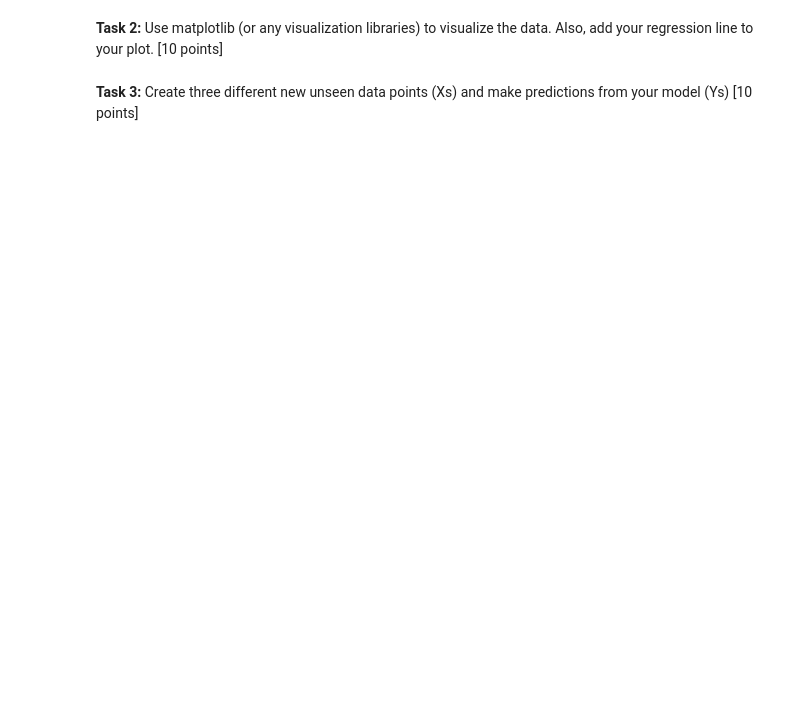
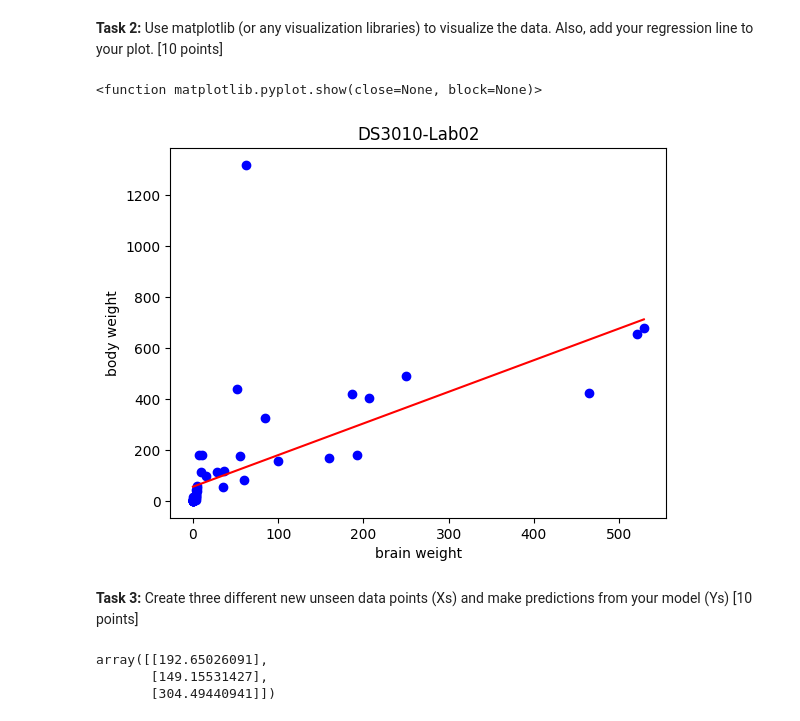
Before and after one commit to hedgreneric/DS3010-Labs, a Jupyter notebook: LAB02-SimpleLinearRegression-1-1.ipynb, the cells around one changed output. Drawn from its saved outputs; the diff is of its cells as text; code cells hidden in the pictures; blank space fills up the shorter version.

```diff
--- a/LAB02-SimpleLinearRegression-1-1.ipynb
+++ b/LAB02-SimpleLinearRegression-1-1.ipynb
@@ -28,4 +48,27 @@ model.fit(x.values, y.values)
 # %% [markdown]
 **Task 2:** Use matplotlib (or any visualization libraries) to visualize the data. Also, add your regression line to your plot. \[10 points\]
+# %%
+x_plot = np.linspace(x.min().min(), x.max().max(), 100).reshape(-1,1)
+y_plot = model.predict(x_plot)
+
+plt.scatter(x, y, color='blue')
+plt.plot(x_plot, y_plot, color='red')
+
+plt.title('DS3010-Lab02')
+plt.xlabel('brain weight')
+plt.ylabel('body weight')
+
+plt.show
+# %% [output]
+<function matplotlib.pyplot.show(close=None, block=None)>
+[figure, added]
 # %% [markdown]
 **Task 3:** Create three different new unseen data points (Xs) and make predictions from your model (Ys) \[10 points\]
+# %%
+new_x = [[110], [75], [200]]
+new_y = model.predict(new_x)
+new_y
+# %% [output]
+array([[192.65026091],
+       [149.15531427],
+       [304.49440941]])
```
Also changed, not shown: parts of 3 cells of this notebook, 11 other files.
